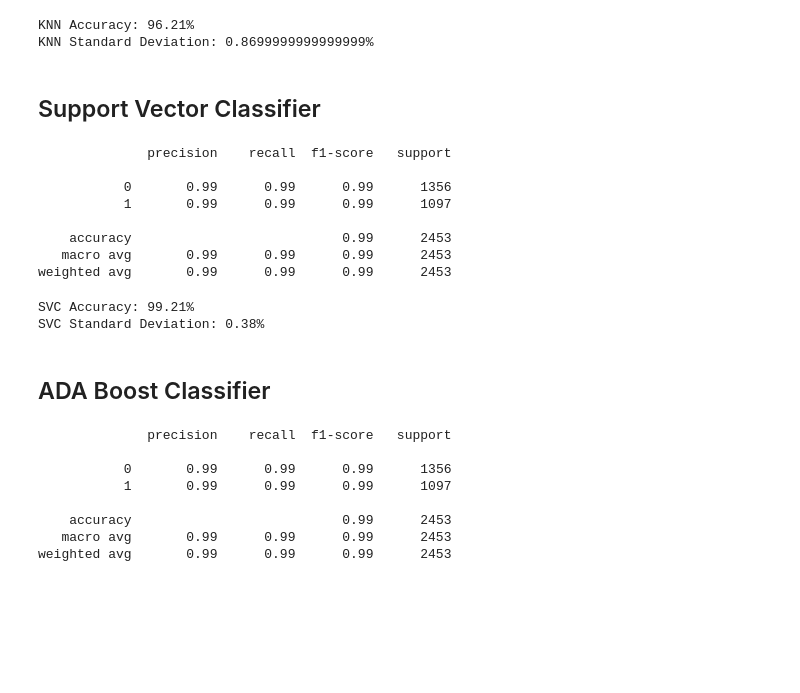
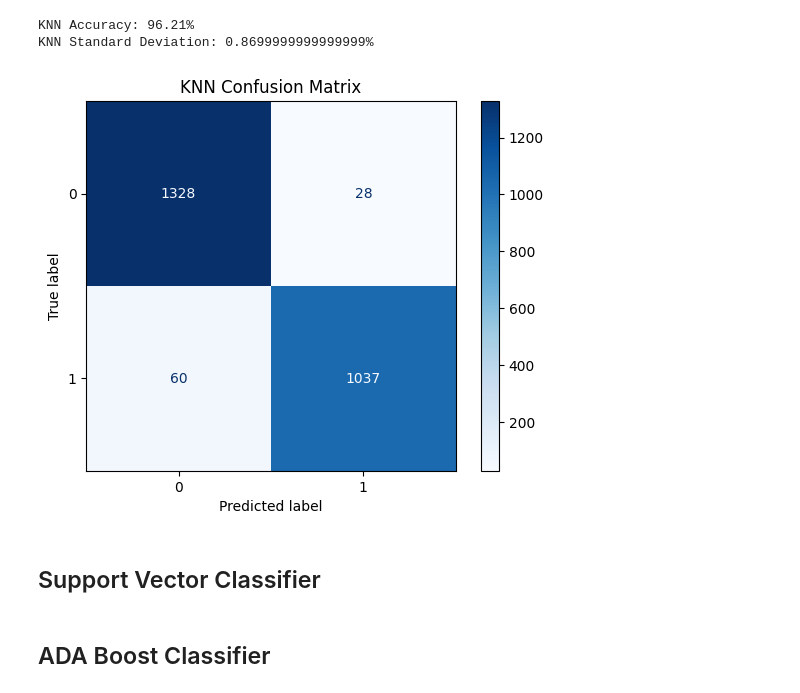
Before and after one commit to ROB-MRS/AI---ML-Coursework-II, a Jupyter notebook: Model.ipynb, the cells around one changed output. Cells and saved outputs as stored; diff of their text form; code cells hidden in the pictures; blank space fills up the shorter version.

```diff
--- a/Model.ipynb
+++ b/Model.ipynb
@@ -333,43 +333,28 @@ print(f'KNN Standard Deviation: {knn_accuracy.std().round(4) * 100}%')
 # %% [output]
 KNN Accuracy: 96.21%
 KNN Standard Deviation: 0.8699999999999999%
+# %%
+# Confusion Matrix
+matrix = ConfusionMatrixDisplay(confusion_matrix(Y_TEST, KNN_PREDICTIONS))
+plt.show(matrix.plot(cmap='Blues'), matrix.ax_.set_title('KNN Confusion Matrix'))
+# %% [output]
+[figure, added]
 # %% [markdown]
 ## Support Vector Classifier
 # %%
-SVC_MODEL = SVC(kernel='linear')
-SVC_MODEL.fit(X_TRAIN, Y_TRAIN)
-SVC_PREDICTIONS = SVC_MODEL.predict(X_TEST)
-print(classification_report(Y_TEST, SVC_PREDICTIONS))
+# SVC_MODEL = SVC(kernel='linear')
+# SVC_MODEL.fit(X_TRAIN, Y_TRAIN)
+# SVC_PREDICTIONS = SVC_MODEL.predict(X_TEST)
+# print(classification_report(Y_TEST, SVC_PREDICTIONS))
-# %% [output]
-              precision    recall  f1-score   support
-
-           0       0.99      0.99      0.99      1356
-           1       0.99      0.99      0.99      1097
-
-    accuracy                           0.99      2453
-   macro avg       0.99      0.99      0.99      2453
-weighted avg       0.99      0.99      0.99      2453
 # %%
-svc_accuracy = cross_val_score(SVC_MODEL, X_TRAIN, Y_TRAIN, cv=10, scoring='accuracy')
-print(f'SVC Accuracy: {svc_accuracy.mean().round(4) * 100}%')
-print(f'SVC Standard Deviation: {svc_accuracy.std().round(4) * 100}%')
+# svc_accuracy = cross_val_score(SVC_MODEL, X_TRAIN, Y_TRAIN, cv=10, scoring='accuracy')
+# print(f'SVC Accuracy: {svc_accuracy.mean().round(4) * 100}%')
+# print(f'SVC Standard Deviation: {svc_accuracy.std().round(4) * 100}%')
-# %% [output]
-SVC Accuracy: 99.21%
-SVC Standard Deviation: 0.38%
 # %% [markdown]
 ## ADA Boost Classifier
 # %%
-ADA_MODEL = AdaBoostClassifier(n_estimators=100, random_state=123)
-ADA_MODEL.fit(X_TRAIN, Y_TRAIN)
-ADA_PREDICTIONS = ADA_MODEL.predict(X_TEST)
-print(classification_report(Y_TEST, ADA_PREDICTIONS))
+# ADA_MODEL = AdaBoostClassifier(n_estimators=100, random_state=123)
+# ADA_MODEL.fit(X_TRAIN, Y_TRAIN)
+# ADA_PREDICTIONS = ADA_MODEL.predict(X_TEST)
+# print(classification_report(Y_TEST, ADA_PREDICTIONS))
-# %% [output]
-              precision    recall  f1-score   support
-
-           0       0.99      0.99      0.99      1356
-           1       0.99      0.99      0.99      1097
-
-    accuracy                           0.99      2453
-   macro avg       0.99      0.99      0.99      2453
-weighted avg       0.99      0.99      0.99      2453
 # %%
```
Also changed, not shown: parts of 4 cells of this notebook.
